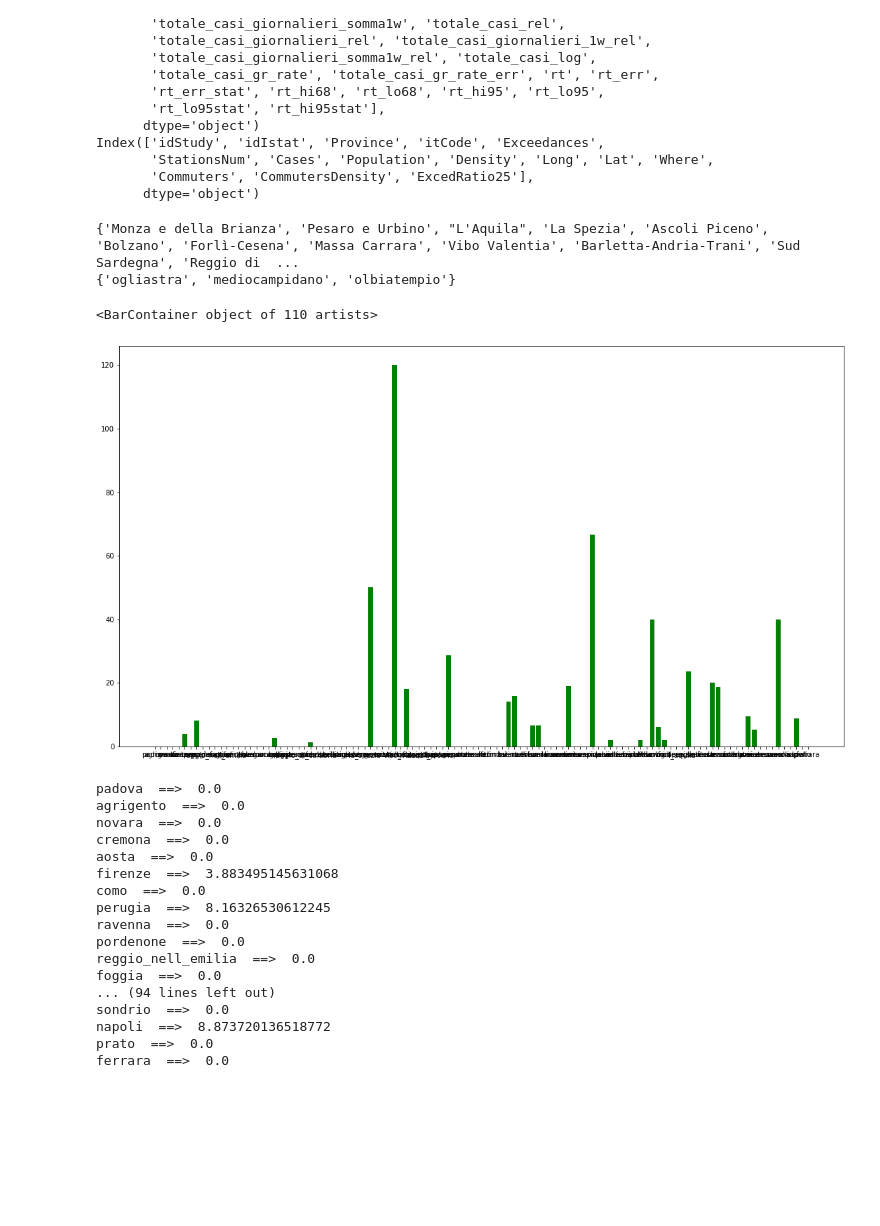
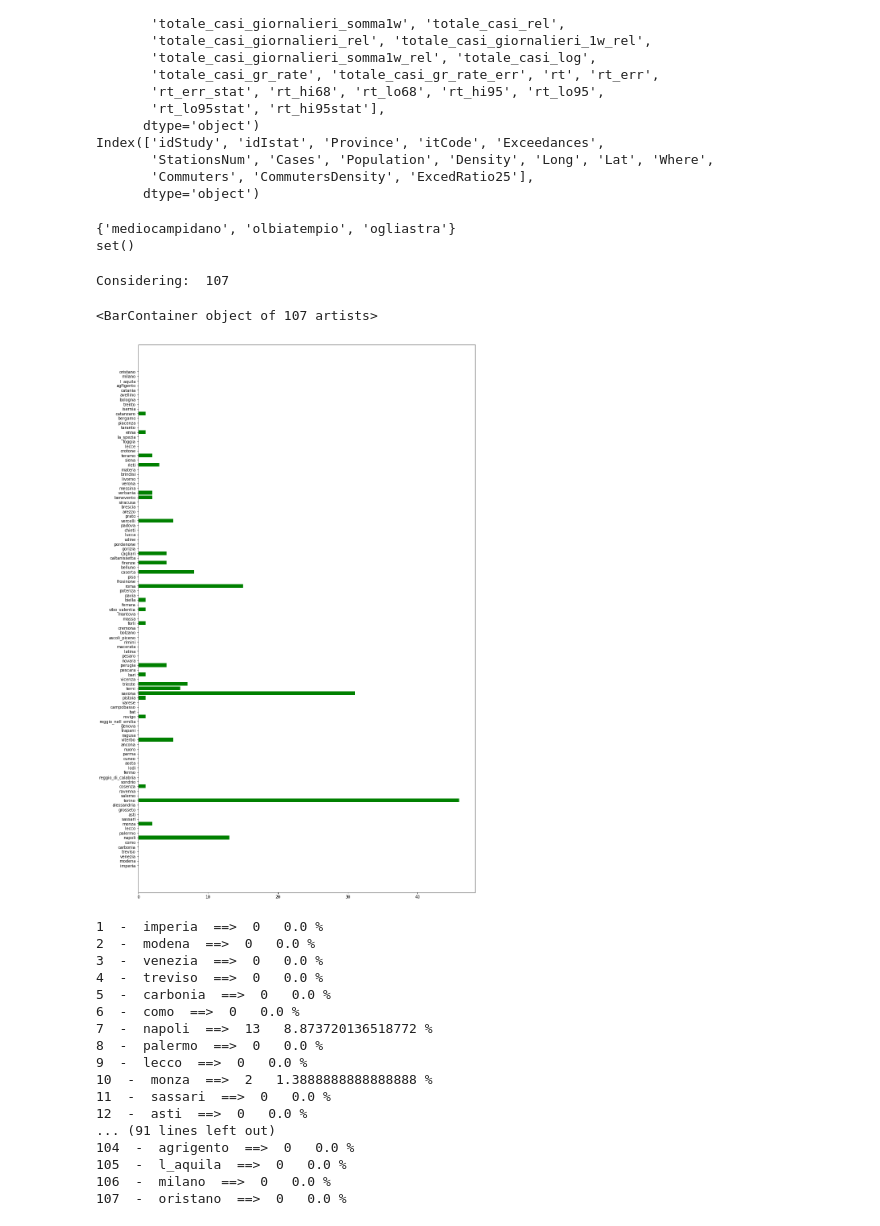
Before and after one commit to PLANET-CSN5/static_ML_analysis, a Jupyter notebook: extractdatacovidstat.ipynb, the cells around one changed output. Cells and saved outputs as stored; diff of their text form; code cells hidden in the pictures; blank space fills up the shorter version.

Commit message:
add covidstat extractor

```diff
--- a/extractdatacovidstat.ipynb
+++ b/extractdatacovidstat.ipynb
@@ -98,7 +98,8 @@ Index(['idStudy', 'idIstat', 'Province', 'itCode', 'Exceedances',
 province_covidstat = set(covidstat["denominazione_provincia"].values)
 province_datapaper = set(datapaper["Province"].values)
 
-print(province_covidstat - province_datapaper)
+#print(province_covidstat - province_datapaper)
+#print(province_datapaper - province_covidstat)
 
 new_covidstat = normalize_provname (covidstat, "denominazione_provincia", False)
 new_datapaper = normalize_provname (datapaper, "Province", False)
@@ -107,9 +108,15 @@ new_province_covidstat = set(new_covidstat["prov"].values)
 new_province_datapaper = set(new_datapaper["prov"].values)
 
 print(new_province_datapaper - new_province_covidstat)
+print(new_province_covidstat - new_province_datapaper)
 # %% [output]
-{'Monza e della Brianza', 'Pesaro e Urbino', "L'Aquila", 'La Spezia', 'Ascoli Piceno', 'Bolzano', 'Forlì-Cesena', 'Massa Carrara', 'Vibo Valentia', 'Barletta-Andria-Trani', 'Sud Sardegna', 'Reggio di  ...
-{'ogliastra', 'mediocampidano', 'olbiatempio'}
+{'mediocampidano', 'olbiatempio', 'ogliastra'}
+set()
+# %%
+provincelist = list(new_province_datapaper .intersection(new_province_covidstat))
+print("Considering: ", len(provincelist))
+# %% [output]
+Considering:  107
 # %%
 import datetime
 import math
@@ -129,7 +136,7 @@ for row in new_datapaper.iterrows():
 
     casiperpapaer[prov] = casi
 
-for prov in new_province_datapaper:
+for prov in provincelist:
     givenprov = new_covidstat[\
         new_covidstat["prov"] == prov]
     casiperprov[prov] = 0
@@ -155,31 +162,33 @@ for prov in new_province_datapaper:
 # %%
 import matplotlib.pyplot as plt
 
 fig = plt.gcf()
-fig.set_size_inches(18.5, 10.5)
-
-plt.bar(diffes.keys(), diffes.values(), color='g')
+fig.set_size_inches(15, 25)
+#fig.autofmt_xdate(rotation=45)
+plt.barh(list(diffes.keys()), diffes.values(), color='g')
 # %% [output]
-<BarContainer object of 110 artists>
+<BarContainer object of 107 artists>
-[figure, old version]
+[figure, new version]
 # %%
+idx = 1
 for prov in diffes:
-    print(prov, " ==> ", diffes[prov])
+    print(idx, " - ", prov, " ==> ", diffes[prov], " ", percdiffes[prov], "%")
+    idx  += 1
 # %% [output]
-padova  ==>  0.0
-agrigento  ==>  0.0
-novara  ==>  0.0
-cremona  ==>  0.0
-aosta  ==>  0.0
-firenze  ==>  3.883495145631068
-como  ==>  0.0
-perugia  ==>  8.16326530612245
-ravenna  ==>  0.0
-pordenone  ==>  0.0
-reggio_nell_emilia  ==>  0.0
-foggia  ==>  0.0
-... (94 lines left out)
-sondrio  ==>  0.0
-napoli  ==>  8.873720136518772
-prato  ==>  0.0
-ferrara  ==>  0.0
+1  -  imperia  ==>  0   0.0 %
+2  -  modena  ==>  0   0.0 %
+3  -  venezia  ==>  0   0.0 %
+4  -  treviso  ==>  0   0.0 %
+5  -  carbonia  ==>  0   0.0 %
+6  -  como  ==>  0   0.0 %
+7  -  napoli  ==>  13   8.873720136518772 %
+8  -  palermo  ==>  0   0.0 %
+9  -  lecco  ==>  0   0.0 %
+10  -  monza  ==>  2   1.3888888888888888 %
+11  -  sassari  ==>  0   0.0 %
+12  -  asti  ==>  0   0.0 %
+... (91 lines left out)
+104  -  agrigento  ==>  0   0.0 %
+105  -  l_aquila  ==>  0   0.0 %
+106  -  milano  ==>  0   0.0 %
+107  -  oristano  ==>  0   0.0 %
```
Also changed, not shown: parts of 2 cells of this notebook.
